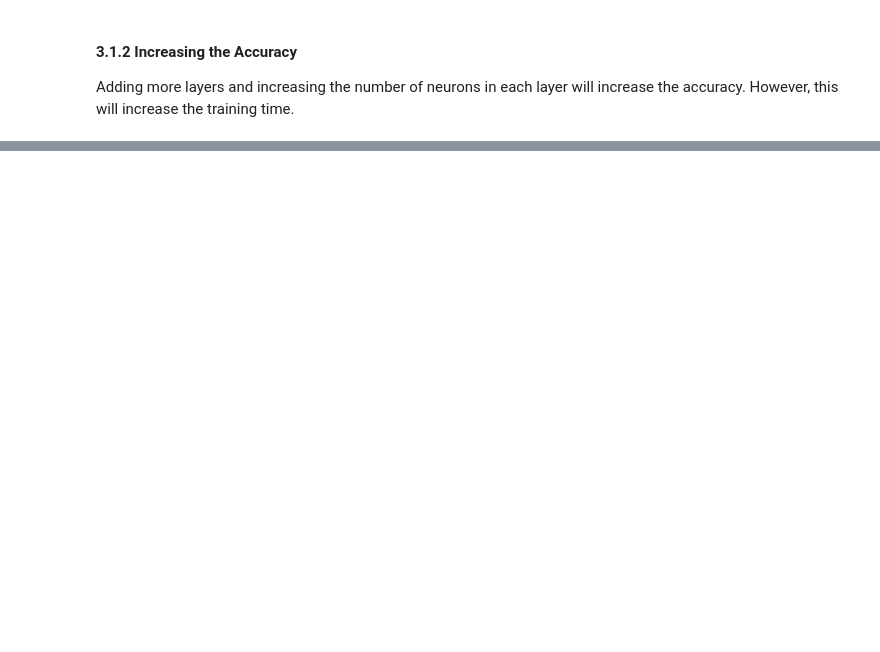
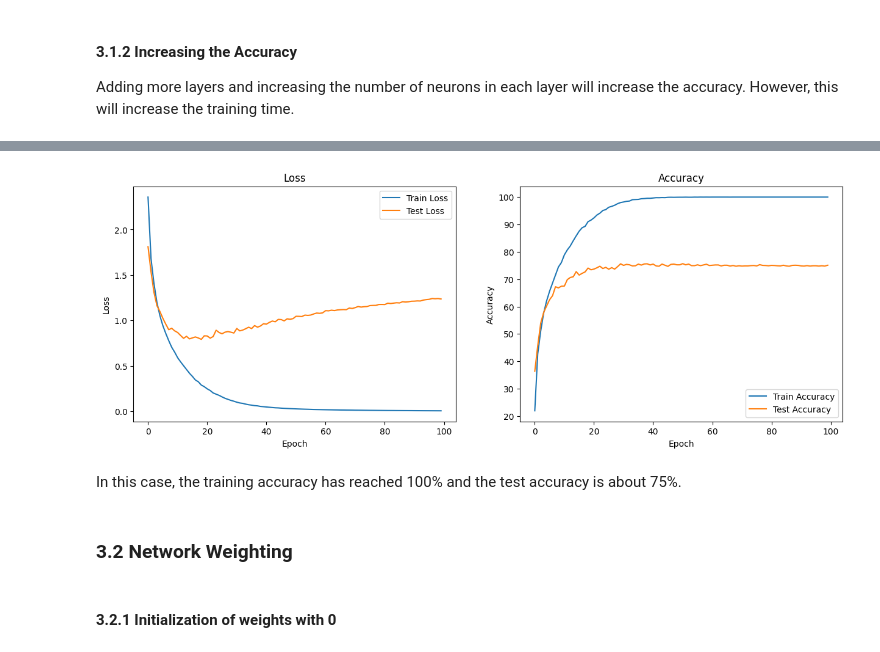
Before and after one commit to PashaBarahimi/Artificial-Intelligence-Projects, a Jupyter notebook: CA6 - Neural Networks/AI-CA6-810199385.ipynb, the cells around one changed output, grey strips where cells are left out. Saved outputs shown, nothing was run; the diff lists cells and outputs as text; code cells hidden in the pictures; blank space fills up the shorter version.

```diff
--- a/CA6 - Neural Networks/AI-CA6-810199385.ipynb
+++ b/CA6 - Neural Networks/AI-CA6-810199385.ipynb
@@ -700,0 +726,7 @@ As it is shown above, the training accuracy is 98% and the test accuracy is 72%.
+# %%
+network = FeedForwardNN(INPUT_SIZE)
+network.add_layer(70, activation=ReLU())
+network.add_layer(16, activation=Identical())
+network.set_training_params(learning_rate=LEARNING_RATE)
+
+log = network.fit(EPOCHS, TRAIN_LOADER, TEST_LOADER)
@@ -700,0 +751,10 @@ As it is shown above, the training accuracy is 98% and the test accuracy is 72%.
+# %%
+plot_results(log)
+# %% [output]
+[figure, added]
+# %% [markdown]
+In this case, the training accuracy has reached 100% and the test accuracy is about 75%.
+# %% [markdown]
+### 3.2 Network Weighting
+# %% [markdown]
+#### 3.2.1 Initialization of weights with 0
```
Also changed, not shown: parts of 26 cells of this notebook.
